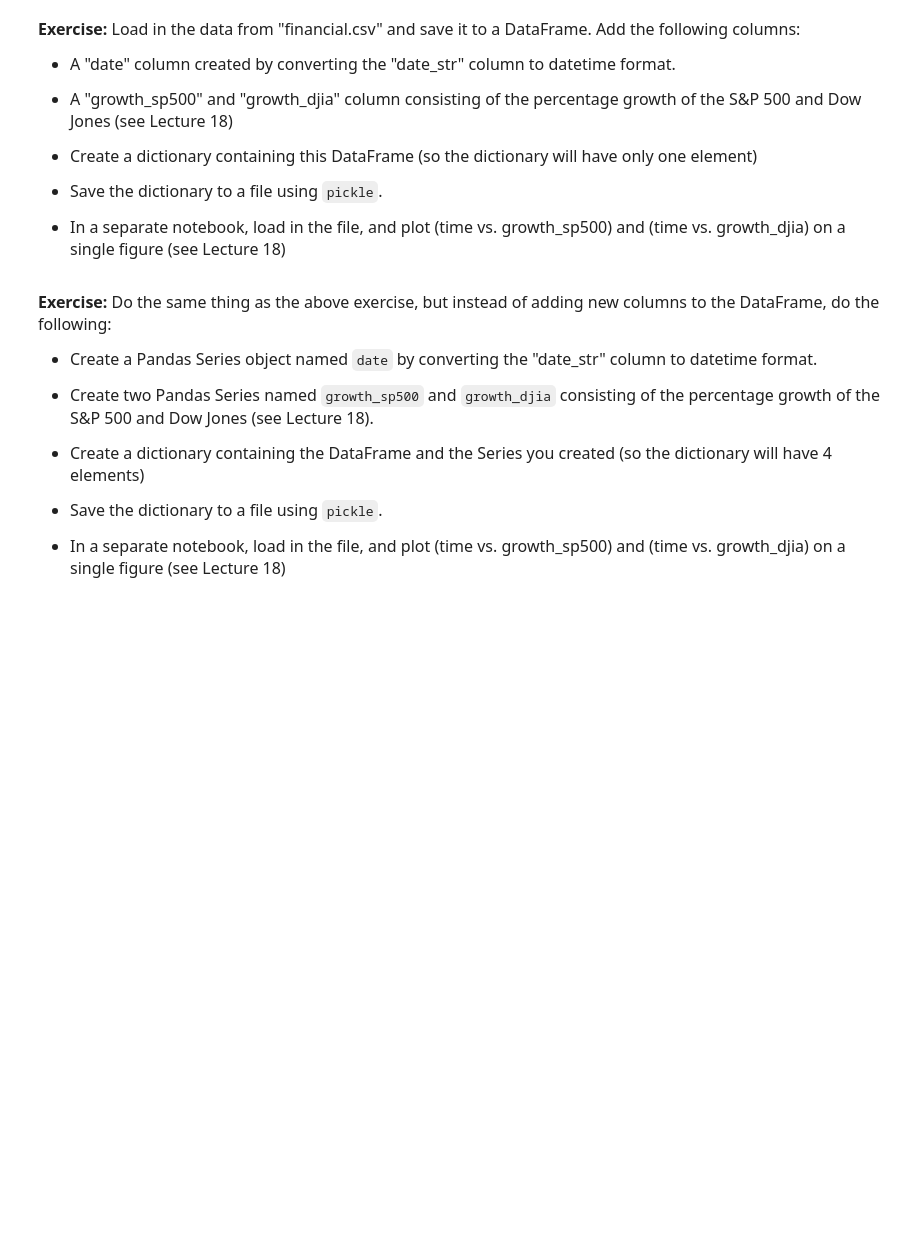
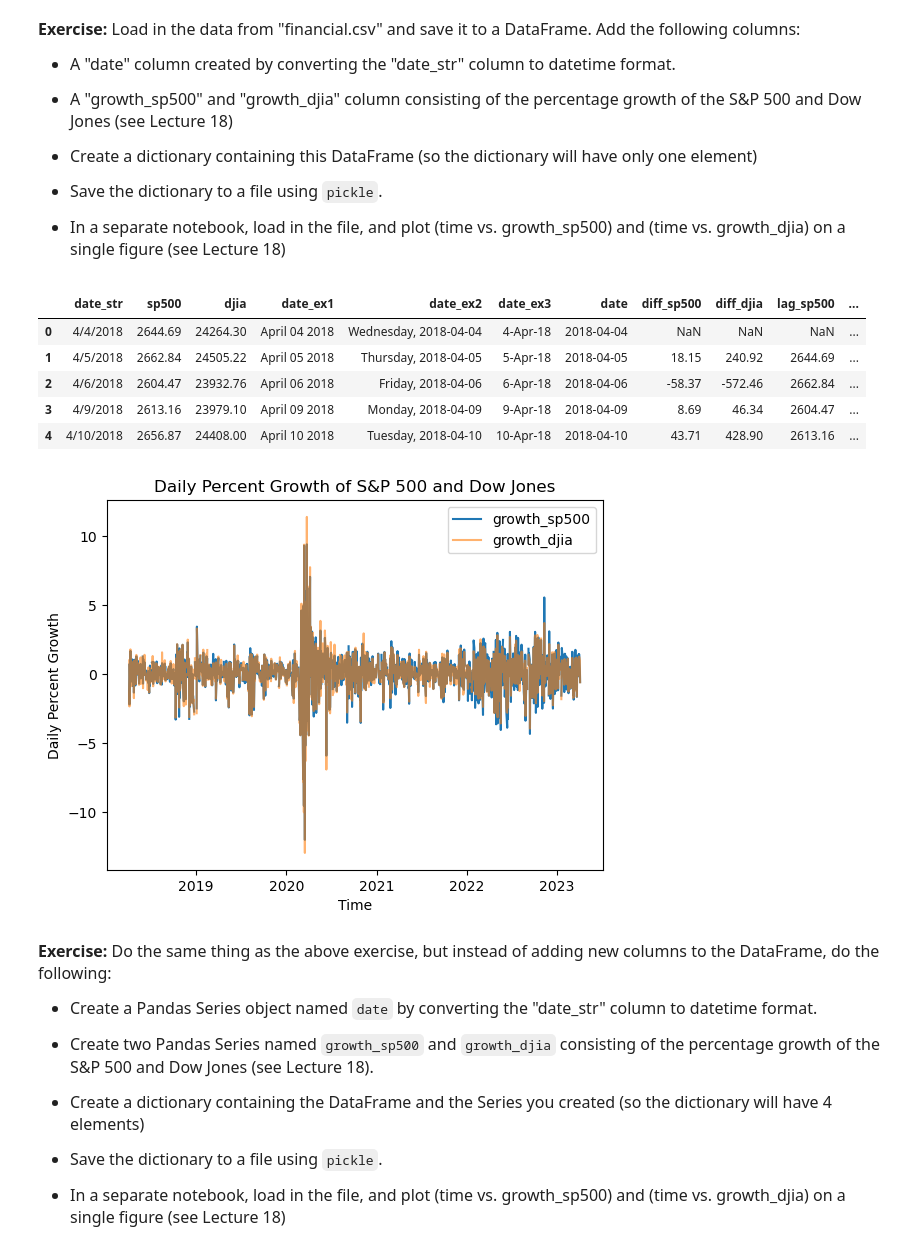
Before and after one commit to awan399/qtm151fall2025, a Jupyter notebook: Lecture_22/complete_lecture_22.ipynb, the cells around one changed output. Drawn from its saved outputs; the diff is of its cells as text; code cells hidden in the pictures; blank space fills up the shorter version.

```diff
--- a/Lecture_22/complete_lecture_22.ipynb
+++ b/Lecture_22/complete_lecture_22.ipynb
@@ -312,3 +328,42 @@ Now we can move to another notebook, load the files we save and do all the plott
+# %%
+# your code here.
+financial = pd.read_csv("data_raw/financial.csv")
+financial["date"] = pd.to_datetime(financial["date_str"], format="%m/%d/%Y")
+
+financial["diff_sp500"] = financial["sp500"].diff()
+financial["diff_djia"] = financial["djia"].diff()
+financial["lag_sp500"] = financial["sp500"].shift(1)
+financial["lag_djia"] = financial["djia"].shift(1)
+financial["growth_sp500"] = (financial["diff_sp500"]/
+                            financial["lag_sp500"]) * 100
+financial["growth_djia"] = (financial["diff_djia"]/
+                            financial["lag_djia"]) * 100
+
+display(financial.head())
+
+financial_dict = {"financial_data" : financial}
+financial_dict_filename = "data_raw/financial_data.pickle"
+with open(financial_dict_filename, 'wb') as file:
+    pickle.dump(financial_dict, file)
+
+plt.plot("date", "growth_sp500",
+         data=financial)
+plt.plot("date", "growth_djia",
+         data=financial,
+         alpha=.6)
+plt.xlabel("Time")
+plt.ylabel("Daily Percent Growth")
+plt.legend( ["growth_sp500", "growth_djia"] )
+plt.title("Daily Percent Growth of S&P 500 and Dow Jones")
+plt.show()
+# %% [output]
+|  | date_str | sp500 | djia | date_ex1 | date_ex2 | date_ex3 | date | diff_sp500 | diff_djia | lag_sp500 | ... |
+| 0 | 4/4/2018 | 2644.69 | 24264.30 | April 04 2018 | Wednesday, 2018-04-04 | 4-Apr-18 | 2018-04-04 | NaN | NaN | NaN | ... |
+| 1 | 4/5/2018 | 2662.84 | 24505.22 | April 05 2018 | Thursday, 2018-04-05 | 5-Apr-18 | 2018-04-05 | 18.15 | 240.92 | 2644.69 | ... |
+| 2 | 4/6/2018 | 2604.47 | 23932.76 | April 06 2018 | Friday, 2018-04-06 | 6-Apr-18 | 2018-04-06 | -58.37 | -572.46 | 2662.84 | ... |
+| 3 | 4/9/2018 | 2613.16 | 23979.10 | April 09 2018 | Monday, 2018-04-09 | 9-Apr-18 | 2018-04-09 | 8.69 | 46.34 | 2604.47 | ... |
+| 4 | 4/10/2018 | 2656.87 | 24408.00 | April 10 2018 | Tuesday, 2018-04-10 | 10-Apr-18 | 2018-04-10 | 43.71 | 428.90 | 2613.16 | ... |
+[figure, added]
 # %% [markdown]
 <font size = "3">
 
```
Also changed, not shown: parts of 8 cells of this notebook, 5 other files.
